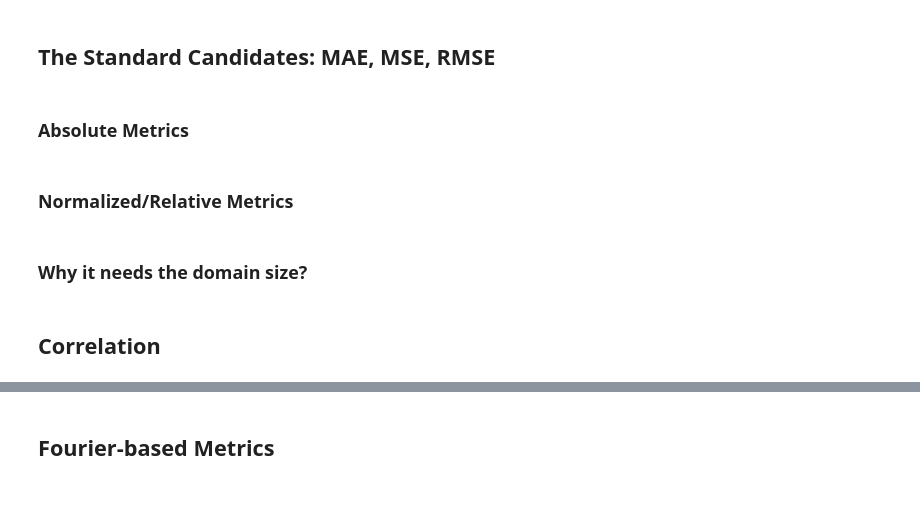
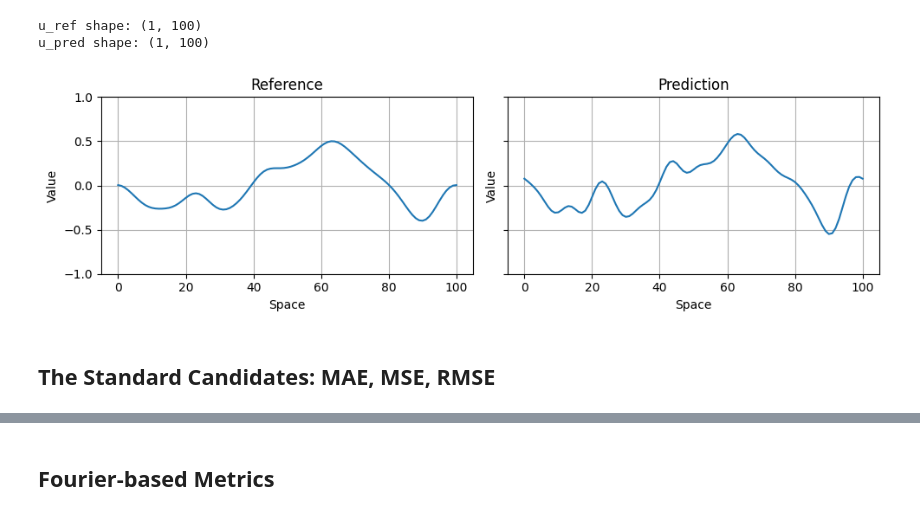
Before and after one commit to Ceyron/exponax, a Jupyter notebook: docs/examples/on_metrics_simple.ipynb, the cells around one changed output, grey strips where cells are left out. Drawn from its saved outputs; the diff is of its cells as text; code cells hidden in the pictures.

```diff
--- a/docs/examples/on_metrics_simple.ipynb
+++ b/docs/examples/on_metrics_simple.ipynb
@@ -31,10 +36,23 @@ import exponax as ex
+# %%
+NUM_POINTS = 100
+
+u_ref = ex.ic.DiffusedNoise(1, intensity=0.001)(NUM_POINTS, key=jax.random.PRNGKey(0))
+u_pred = ex.ic.DiffusedNoise(1, intensity=0.0005)(NUM_POINTS, key=jax.random.PRNGKey(0))
+
+print("u_ref shape:", u_ref.shape)
+print("u_pred shape:", u_pred.shape)
+# %% [output]
+u_ref shape: (1, 100)
+u_pred shape: (1, 100)
+# %%
+fig, axes = plt.subplots(1, 2, figsize=(10, 3), sharey=True)
+ex.viz.plot_state_1d(u_ref, ax=axes[0])
+axes[0].set_title("Reference")
+ex.viz.plot_state_1d(u_pred, ax=axes[1])
+axes[1].set_title("Prediction")
+plt.tight_layout()
+plt.show()
+# %% [output]
+[figure, added]
 # %% [markdown]
 ## The Standard Candidates: MAE, MSE, RMSE
-# %% [markdown]
-### Absolute Metrics
-# %% [markdown]
-### Normalized/Relative Metrics
-# %% [markdown]
-### Why it needs the domain size?
-# %% [markdown]
-## Correlation
```
Also changed, not shown: parts of 50 cells of this notebook, 1 other file.
